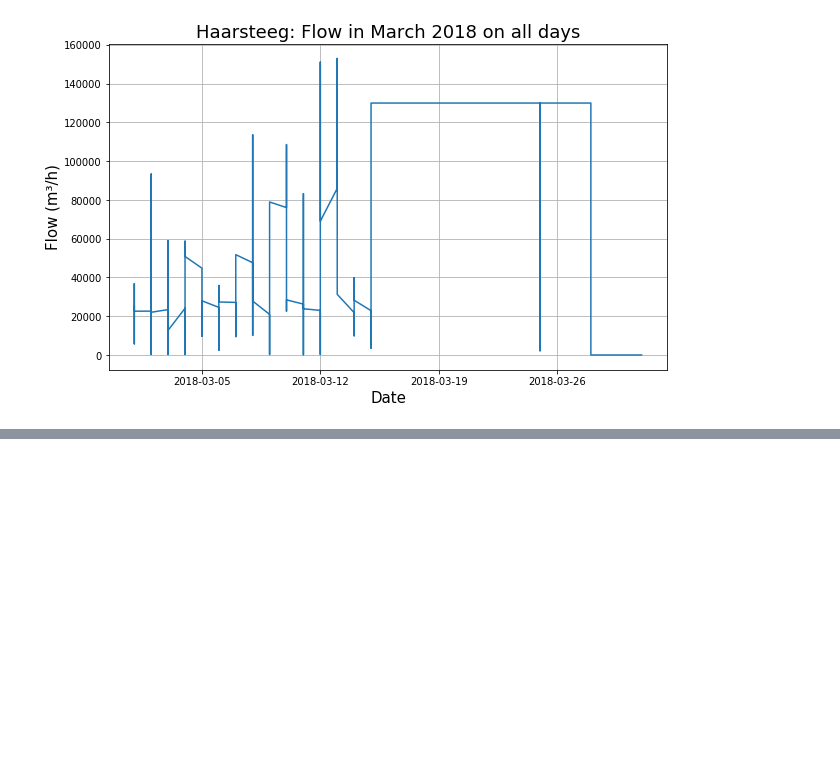
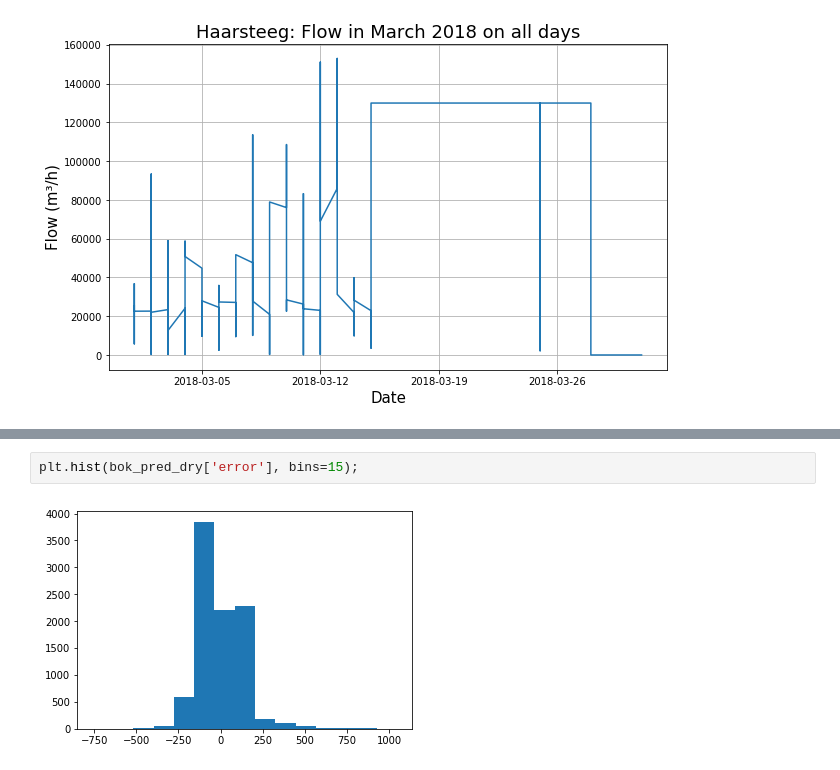
Before and after one commit to rogertian0707/jbg060, a Jupyter notebook: code/Monthly flow & level.ipynb, the cells around one changed output, grey strips where cells are left out. Saved outputs shown, nothing was run; the diff lists cells and outputs as text; blank space fills up the shorter version.

```diff
--- a/code/Monthly flow & level.ipynb
+++ b/code/Monthly flow & level.ipynb
@@ -514,0 +573,4 @@ PLotSelectedMonth(new_haar, 'Haarsteeg', 'all', 'March', 2018)
+# %%
+plt.hist(bok_pred_dry['error'], bins=15);
+# %% [output]
+[figure, added]
```
Also changed, not shown: parts of 18 cells of this notebook.
